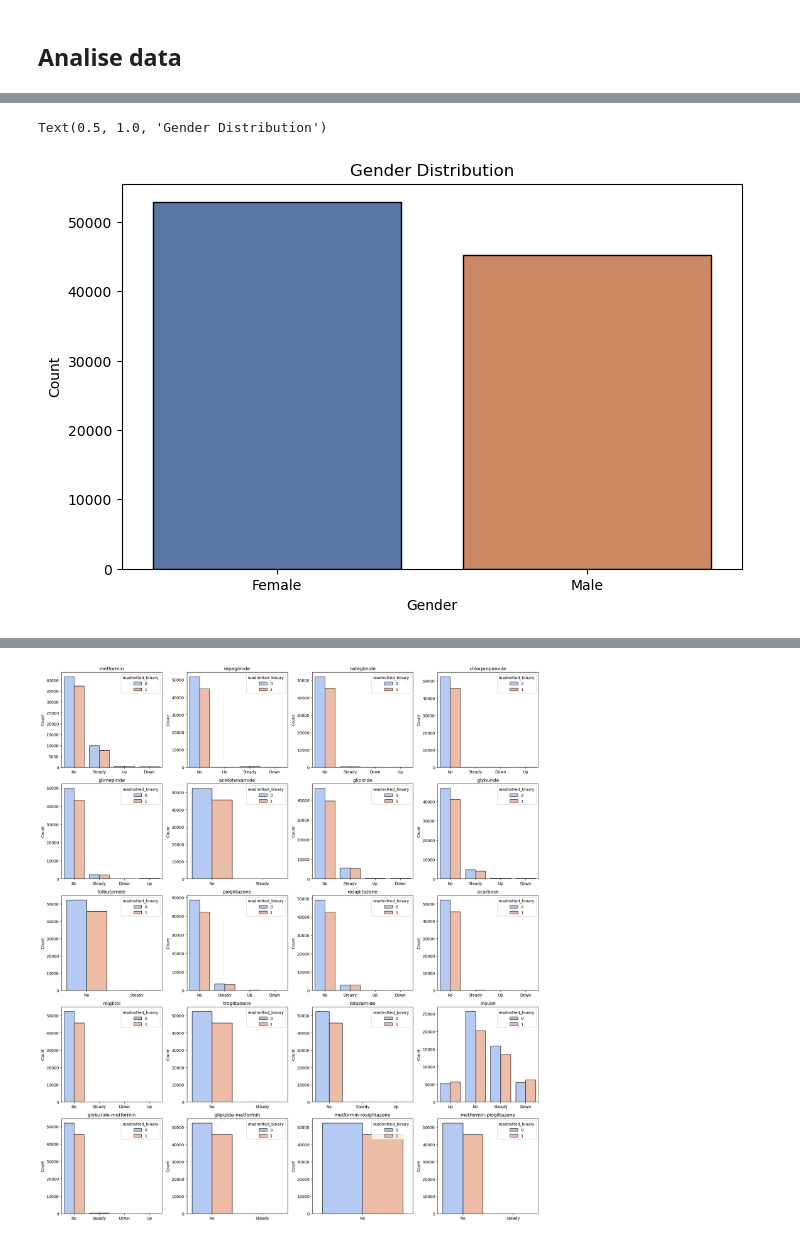
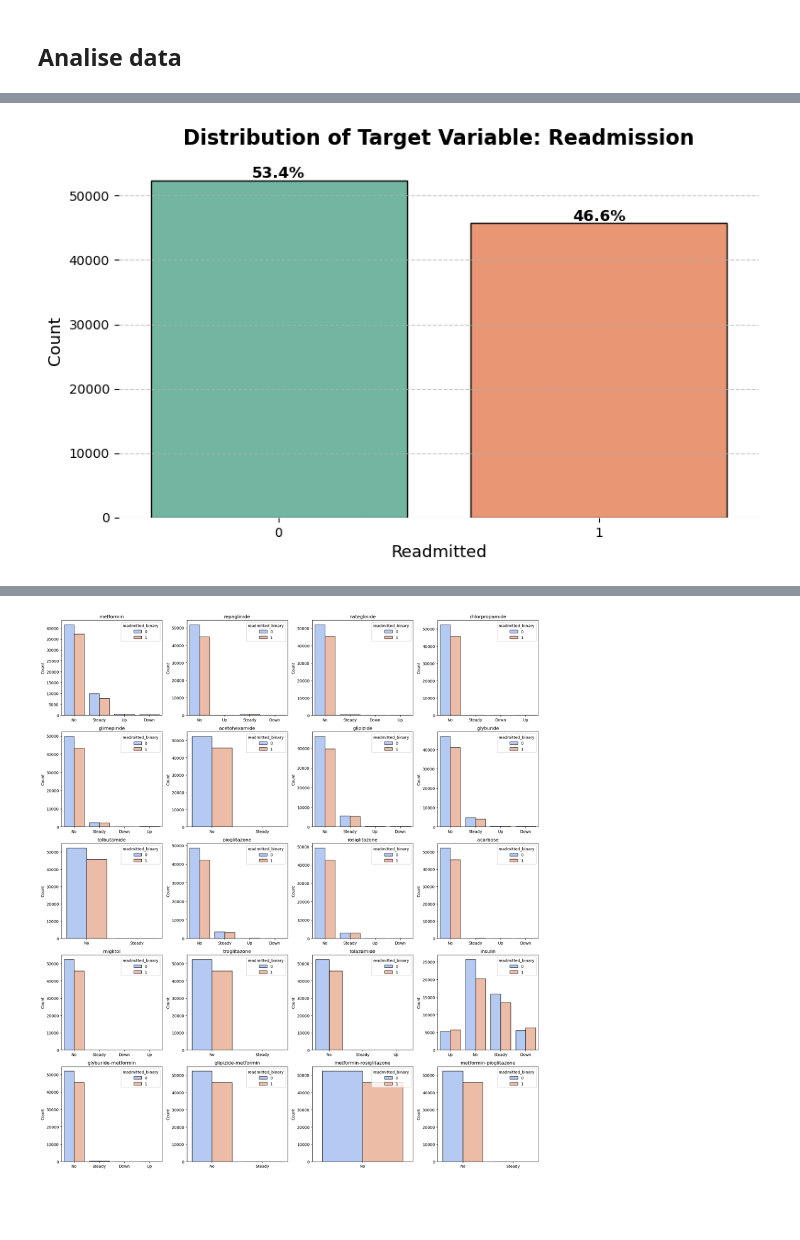
Before and after one commit to Markiizioni/Diabetes, a Jupyter notebook: Diabetes.ipynb, the cells around one changed output, grey strips where cells are left out. Cells and saved outputs as stored; diff of their text form; code cells hidden in the pictures; blank space fills up the shorter version.

```diff
--- a/Diabetes.ipynb
+++ b/Diabetes.ipynb
@@ -267,12 +288,29 @@ readmitted_percent.plot(kind='pie', autopct='%1.1f%%', startangle=90)
-# %%
-# Display age group distribution
-plt.figure(figsize=(8, 5))
-
-ax=sns.countplot(x='gender', data=data,hue= 'gender', palette='deep', edgecolor='black', legend=False)
-
-plt.xlabel('Gender')
-plt.ylabel('Count')
-plt.title('Gender Distribution')
-# %% [output]
-Text(0.5, 1.0, 'Gender Distribution')
-[figure, removed]
+# %%
+# Figure setup
+plt.figure(figsize=(9, 5))
+
+# Count plot with explicit hue assignment
+ax = sns.countplot(
+    x='readmitted_binary', hue='readmitted_binary', data=data, palette='Set2', edgecolor='black', legend=False
+)
+
+# Annotate bars with percentage labels
+total = len(data)
+for p in ax.patches:
+    percentage = f"{100 * p.get_height() / total:.1f}%"
+    ax.annotate(percentage, (p.get_x() + p.get_width() / 2, p.get_height()),
+                ha='center', va='bottom', fontsize=12, fontweight='bold', color='black')
+
+# Titles and labels (Emoji removed to prevent glyph errors)
+plt.title('Distribution of Target Variable: Readmission', fontsize=16, fontweight='bold', pad=15)
+plt.xlabel('Readmitted', fontsize=13)
+plt.ylabel('Count', fontsize=13)
+
+# Grid & border adjustments
+plt.grid(axis='y', linestyle='--', alpha=0.7)
+sns.despine(left=True, bottom=True)
+
+# Show the plot
+plt.show()
+# %% [output]
+[figure, added]
```
Also changed, not shown: parts of 43 cells of this notebook, 1 other file.
